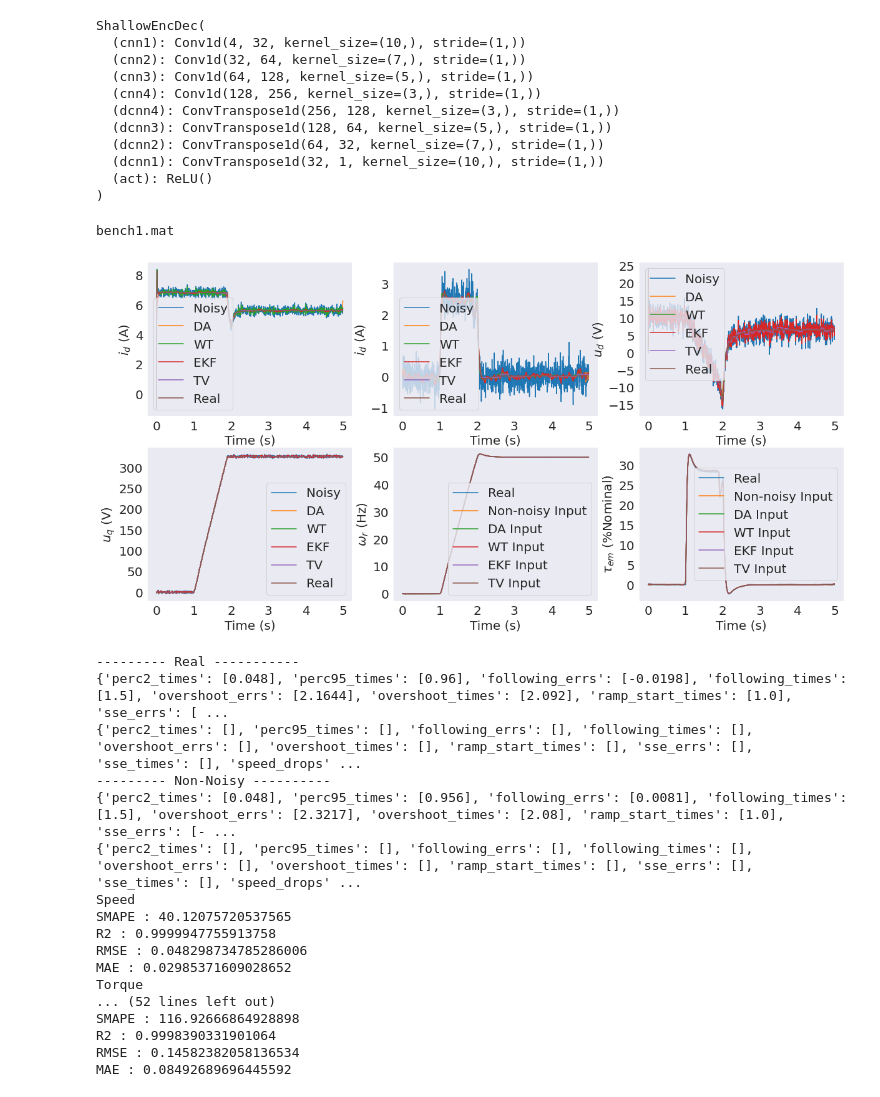
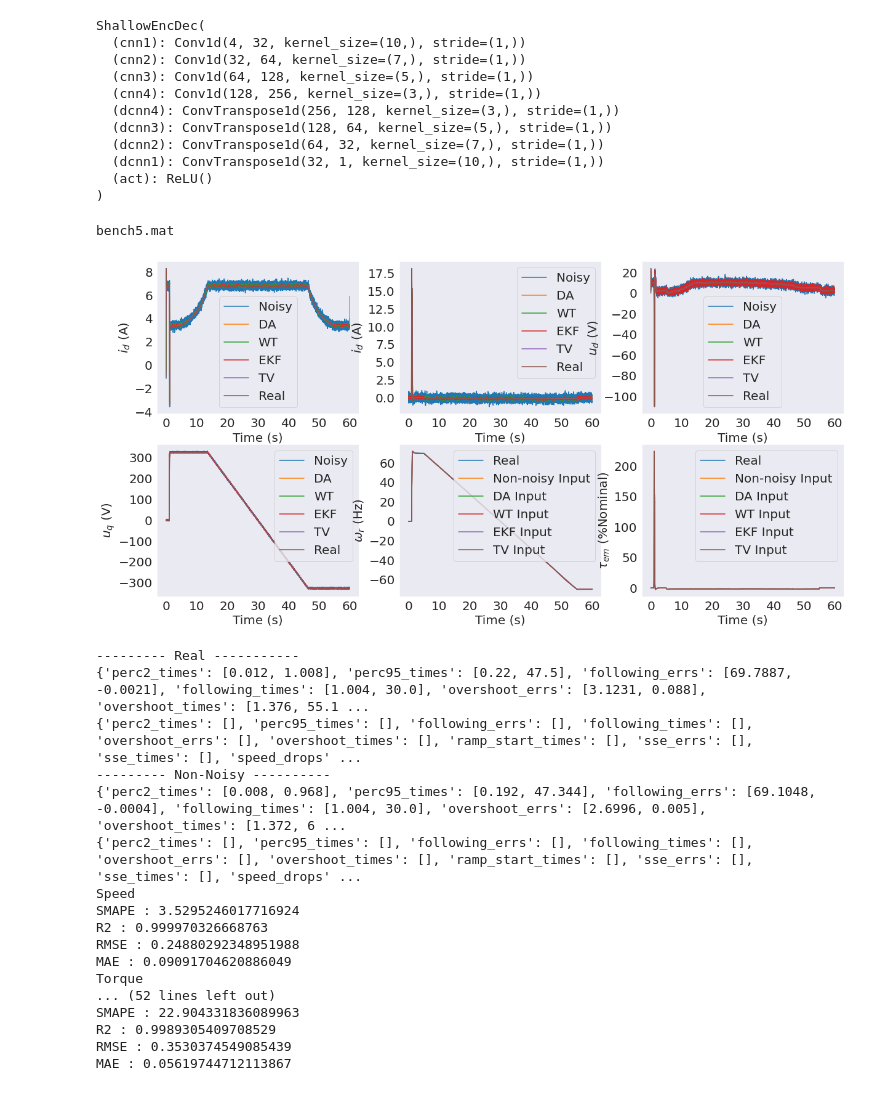
Before and after one commit to sagarverma/TemporalNeuralDenoisers, a Jupyter notebook: notebooks/predictions.ipynb, the cells around one changed output. Drawn from its saved outputs; the diff is of its cells as text; code cells hidden in the pictures.

```diff
--- a/notebooks/predictions.ipynb
+++ b/notebooks/predictions.ipynb
@@ -104,7 +104,7 @@ mat_files.sort()
 
 alpha = 0.1
 
-for mat_file in mat_files[:1]:
+for mat_file in mat_files[4:5]:
     print (mat_file.split('/')[-1])
 
     data = loadmat(mat_file)
@@ -308,49 +308,49 @@ for mat_file in mat_files[:1]:
     plt.xlabel('Time (s)', fontsize=20)
     plt.xticks(fontsize=20)
     plt.yticks(fontsize=20)
     plt.legend(fontsize=20)
 
     plt.show()
 
     print ('--------- Real -----------')
     compute_ee(data, data['speed'][0], data['torque'][0])
 
     print ('--------- Non-Noisy ----------')
     compute_ee(data, speed_pred, torque_pred)
     compute_ml(data, speed_pred, torque_pred)
 
     print ('------- DA --------')
     compute_ee(data, speed_pred_da, torque_pred_da)
     compute_ml(data, speed_pred_da, torque_pred_da)
 
     print ('------- WT --------')
     compute_ee(data, speed_pred_wt, torque_pred_wt)
     compute_ml(data, speed_pred_wt, torque_pred_wt)
 
     print ('------- EKF --------')
     compute_ee(data, speed_pred_ekf, torque_pred_ekf)
     compute_ml(data, speed_pred_ekf, torque_pred_ekf)
 
     print ('------- TV --------')
     compute_ee(data, speed_pred_tv, torque_pred_tv)
     compute_ml(data, speed_pred_tv, torque_pred_tv)
 # %% [output]
-bench1.mat
+bench5.mat
-[figure, old version]
+[figure, new version]
 --------- Real -----------
-{'perc2_times': [0.048], 'perc95_times': [0.96], 'following_errs': [-0.0198], 'following_times': [1.5], 'overshoot_errs': [2.1644], 'overshoot_times': [2.092], 'ramp_start_times': [1.0], 'sse_errs': [ ...
+{'perc2_times': [0.012, 1.008], 'perc95_times': [0.22, 47.5], 'following_errs': [69.7887, -0.0021], 'following_times': [1.004, 30.0], 'overshoot_errs': [3.1231, 0.088], 'overshoot_times': [1.376, 55.1 ...
 {'perc2_times': [], 'perc95_times': [], 'following_errs': [], 'following_times': [], 'overshoot_errs': [], 'overshoot_times': [], 'ramp_start_times': [], 'sse_errs': [], 'sse_times': [], 'speed_drops' ...
 --------- Non-Noisy ----------
-{'perc2_times': [0.048], 'perc95_times': [0.956], 'following_errs': [0.0081], 'following_times': [1.5], 'overshoot_errs': [2.3217], 'overshoot_times': [2.08], 'ramp_start_times': [1.0], 'sse_errs': [- ...
+{'perc2_times': [0.008, 0.968], 'perc95_times': [0.192, 47.344], 'following_errs': [69.1048, -0.0004], 'following_times': [1.004, 30.0], 'overshoot_errs': [2.6996, 0.005], 'overshoot_times': [1.372, 6 ...
 {'perc2_times': [], 'perc95_times': [], 'following_errs': [], 'following_times': [], 'overshoot_errs': [], 'overshoot_times': [], 'ramp_start_times': [], 'sse_errs': [], 'sse_times': [], 'speed_drops' ...
 Speed
-SMAPE : 40.12075720537565
-R2 : 0.9999947755913758
-RMSE : 0.048298734785286006
-MAE : 0.02985371609028652
+SMAPE : 3.5295246017716924
+R2 : 0.999970326668763
+RMSE : 0.24880292348951988
+MAE : 0.09091704620886049
 Torque
 ... (52 lines left out)
-SMAPE : 116.92666864928898
-R2 : 0.9998390331901064
-RMSE : 0.14582382058136534
-MAE : 0.08492689696445592
+SMAPE : 22.904331836089963
+R2 : 0.9989305409708529
+RMSE : 0.3530374549085439
+MAE : 0.05619744712113867
```
